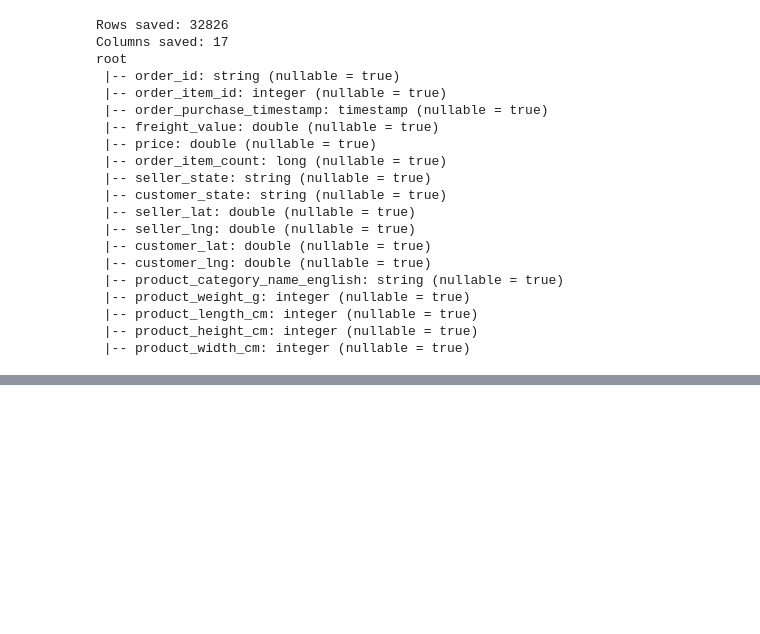
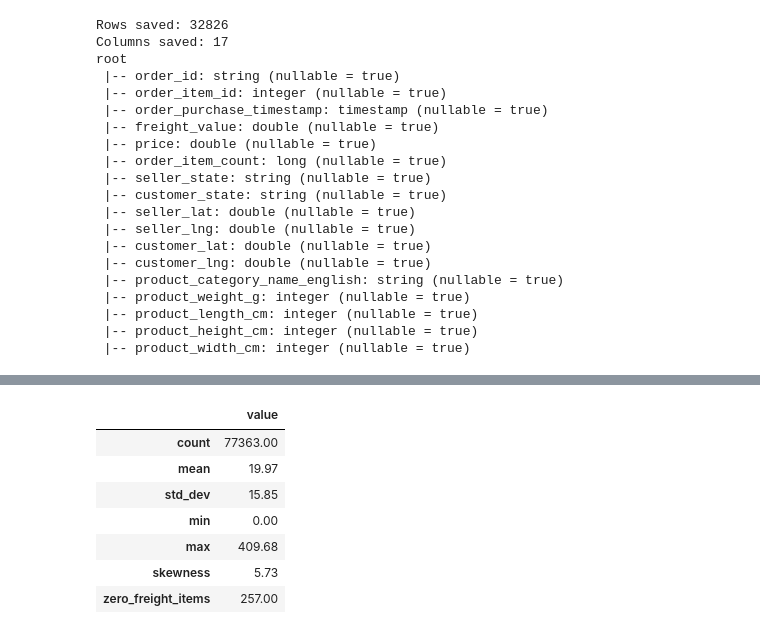
Before and after one commit to mounisha-dev21/ito5202-assessment2-streaming, a Jupyter notebook: assessment2.ipynb, the cells around one changed output, grey strips where cells are left out. Drawn from its saved outputs; the diff is of its cells as text; code cells hidden in the pictures; blank space fills up the shorter version.

```diff
--- a/assessment2.ipynb
+++ b/assessment2.ipynb
@@ -837,0 +859,35 @@ root
+# %%
+# Calculate some freight stats
+freight_stats = train_df.select(
+    F.count("freight_value").alias("count"),
+    F.mean("freight_value").alias("mean"),
+    F.stddev("freight_value").alias("std_dev"),
+    F.min("freight_value").alias("min"),
+    F.max("freight_value").alias("max"),
+    F.skewness("freight_value").alias("skewness"),
+    F.sum(
+        (F.col("freight_value") == 0).cast("int")
+    ).alias("zero_freight_items")
+)
+
+# Move the small result into pandas
+freight_summary = freight_stats.toPandas().T
+
+# Give the output one column
+freight_summary.columns = ["value"]
+
+# Round the numeric results
+freight_summary["value"] = freight_summary["value"].apply(
+    lambda x: round(x, 2) if isinstance(x, (int, float)) else x
+)
+
+freight_summary
+# %% [output]
+|  | value |
+| count | 77363.00 |
+| mean | 19.97 |
+| std_dev | 15.85 |
+| min | 0.00 |
+| max | 409.68 |
+| skewness | 5.73 |
+| zero_freight_items | 257.00 |
```
Also changed, not shown: parts of 7 cells of this notebook.
